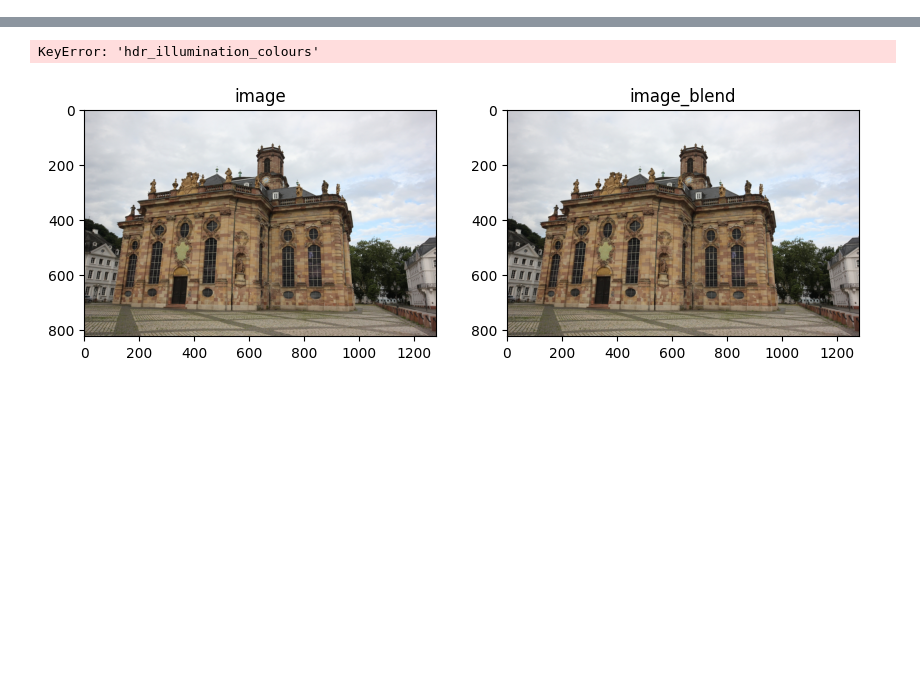
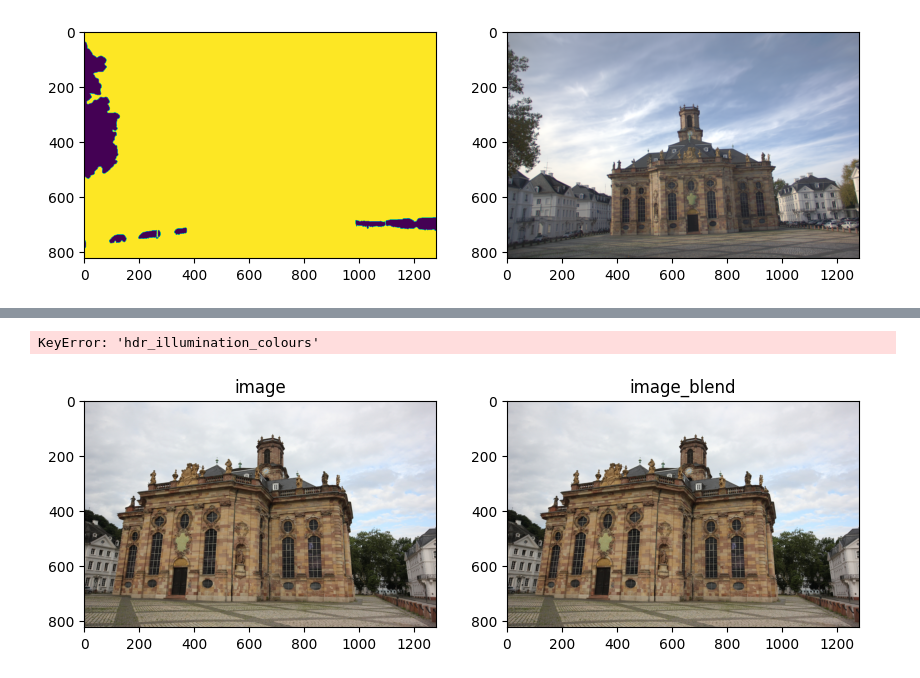
Before and after one commit to JADGardner/neusky, a Jupyter notebook: notebooks/test.ipynb, the cells around one changed output, grey strips where cells are left out. Saved outputs shown, nothing was run; the diff lists cells and outputs as text; code cells hidden in the pictures; blank space fills up the shorter version.

```diff
--- a/notebooks/test.ipynb
+++ b/notebooks/test.ipynb
@@ -61,4 +61,15 @@ Caching all 95 images.
 [interactive output not drawn]
 Caching all 95 images.
 ... (7 outputs left out)
+# %%
+image_batch = datamanager.train_image_dataloader[150]
+transient_mask = image_batch['mask'][:, :, 0].cpu().numpy()
+img = image_batch['image'].cpu().numpy()
+# plot both on one plot
+fig, ax = plt.subplots(1, 2, figsize=(10, 10))
+ax[0].imshow(transient_mask)
+ax[1].imshow(img)
+plt.show()
+# %% [output]
+[figure, added]
 # %%
```
Also changed, not shown: parts of 4 cells of this notebook, 3 other files.
